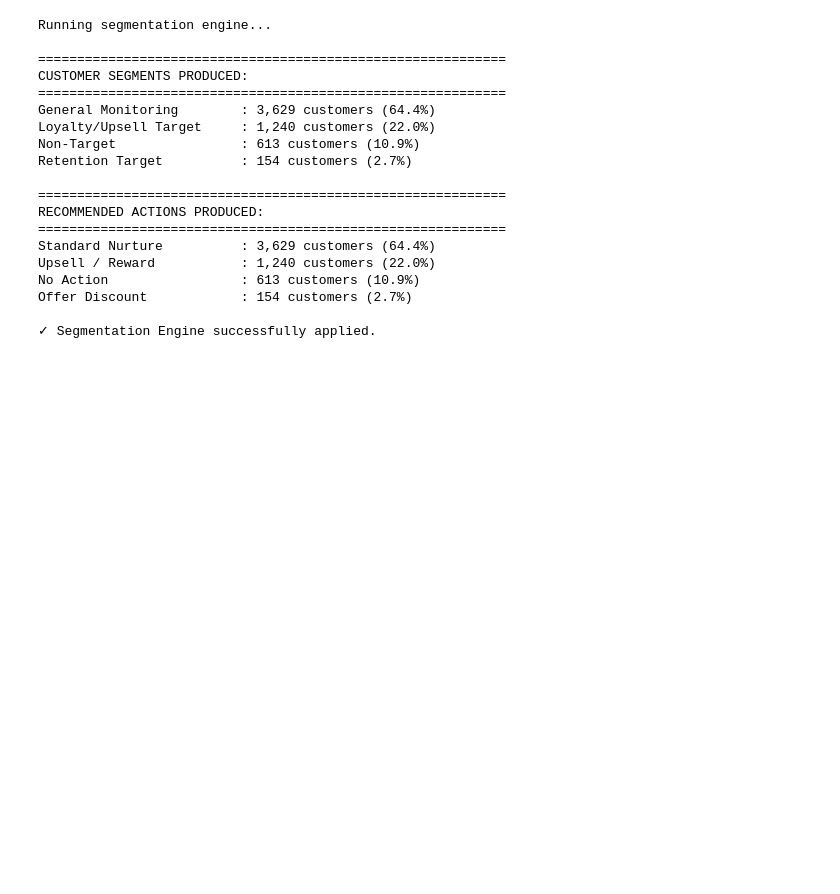
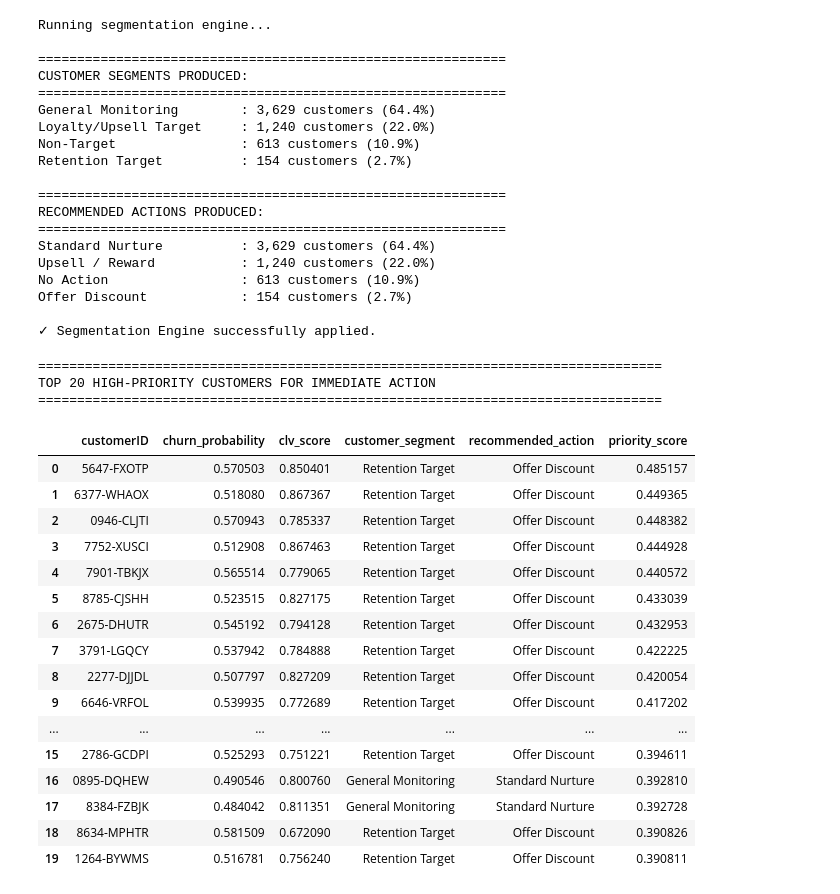
Before and after one commit to pavanmandapaka/Customer-Churn-LTV-Analysis, a Jupyter notebook: 04_clv_analysis.ipynb, the cells around one changed output. Saved outputs shown, nothing was run; the diff lists cells and outputs as text; code cells hidden in the pictures; blank space fills up the shorter version.

Commit message:
created a prioritized list of customers

```diff
--- a/04_clv_analysis.ipynb
+++ b/04_clv_analysis.ipynb
@@ -614,3 +614,78 @@ No Action                 : 613 customers (10.9%)
 Offer Discount            : 154 customers (2.7%)
 
 ✓ Segmentation Engine successfully applied.
+# %%
+# ══════════════════════════════════════════════════════════════════════════
+# PHASE 6 PART 3: PRIORITIZATION & FINAL OUTPUT
+# ══════════════════════════════════════════════════════════════════════════
+
+# 1. Define Priority Score
+# priority_score = probability of leaving * relative value of the customer
+# This naturally bubbles up high-value flight-risk customers to the top.
+clv_data['priority_score'] = clv_data['churn_probability'] * clv_data['clv_score']
+
+# 2 & 3 & 4. Rank and sort the dataset to create the final business-ready table
+columns_for_business = [
+    'customerID',
+    'churn_probability',
+    'clv_score',
+    'customer_segment',
+    'recommended_action',
+    'priority_score'
+]
+
+# Sort descending so highest priority (biggest expected loss) is at index 0
+final_business_table = clv_data[columns_for_business].sort_values(
+    by='priority_score',
+    ascending=False
+).reset_index(drop=True)
+
+# 5. Display the top 20 high-priority customers
+print("="*80)
+print("TOP 20 HIGH-PRIORITY CUSTOMERS FOR IMMEDIATE ACTION")
+print("="*80)
+display(final_business_table.head(20))
+
+# 6. Business application and cost reasoning
+print("""
+--- HOW BUSINESS TEAMS SHOULD USE THIS TABLE ---
+1. Retention Team (Call Center): Start at row 0 and work downwards. These are the
+   customers who are extremely likely to leave AND are highly valuable. A saved account
+   here protects significant MRR (Monthly Recurring Revenue).
+
+2. Marketing Team (Automated): Filter for the 'Loyalty/Upsell Target' segment to build
+   targeted cross-sell email campaigns, avoiding sending discounts to happy people.
+
+--- HOW THIS REDUCES MARKETING COSTS ---
+Without this prioritization, a retention budget acts like a scattergun—spending $20
+on a promotion for a customer who only generates $10 in lifetime profit, or offering
+discounts to customers who weren't going to leave anyway.
+
+By using the Priority Score (Risk × Value), the business surgically applies its retention
+budget ONLY where the ROI is positive, vastly reducing wasted promotional spend.
+""")
+
+# Optional: Save to CSV for the business units to ingest into their CRM/marketing tools
+final_business_table.to_csv('final_customer_action_list.csv', index=False)
+print("\n✓ Saved final action list to 'final_customer_action_list.csv'")
+# %% [output]
+================================================================================
+TOP 20 HIGH-PRIORITY CUSTOMERS FOR IMMEDIATE ACTION
+================================================================================
+|  | customerID | churn_probability | clv_score | customer_segment | recommended_action | priority_score |
+| 0 | 5647-FXOTP | 0.570503 | 0.850401 | Retention Target | Offer Discount | 0.485157 |
+| 1 | 6377-WHAOX | 0.518080 | 0.867367 | Retention Target | Offer Discount | 0.449365 |
+| 2 | 0946-CLJTI | 0.570943 | 0.785337 | Retention Target | Offer Discount | 0.448382 |
+| 3 | 7752-XUSCI | 0.512908 | 0.867463 | Retention Target | Offer Discount | 0.444928 |
+| 4 | 7901-TBKJX | 0.565514 | 0.779065 | Retention Target | Offer Discount | 0.440572 |
+| 5 | 8785-CJSHH | 0.523515 | 0.827175 | Retention Target | Offer Discount | 0.433039 |
+| 6 | 2675-DHUTR | 0.545192 | 0.794128 | Retention Target | Offer Discount | 0.432953 |
+| 7 | 3791-LGQCY | 0.537942 | 0.784888 | Retention Target | Offer Discount | 0.422225 |
+| 8 | 2277-DJJDL | 0.507797 | 0.827209 | Retention Target | Offer Discount | 0.420054 |
+| 9 | 6646-VRFOL | 0.539935 | 0.772689 | Retention Target | Offer Discount | 0.417202 |
+| ... | ... | ... | ... | ... | ... | ... |
+| 15 | 2786-GCDPI | 0.525293 | 0.751221 | Retention Target | Offer Discount | 0.394611 |
+| 16 | 0895-DQHEW | 0.490546 | 0.800760 | General Monitoring | Standard Nurture | 0.392810 |
+| 17 | 8384-FZBJK | 0.484042 | 0.811351 | General Monitoring | Standard Nurture | 0.392728 |
+| 18 | 8634-MPHTR | 0.581509 | 0.672090 | Retention Target | Offer Discount | 0.390826 |
+| 19 | 1264-BYWMS | 0.516781 | 0.756240 | Retention Target | Offer Discount | 0.390811 |
```
Also changed, not shown: parts of 1 cell of this notebook.
